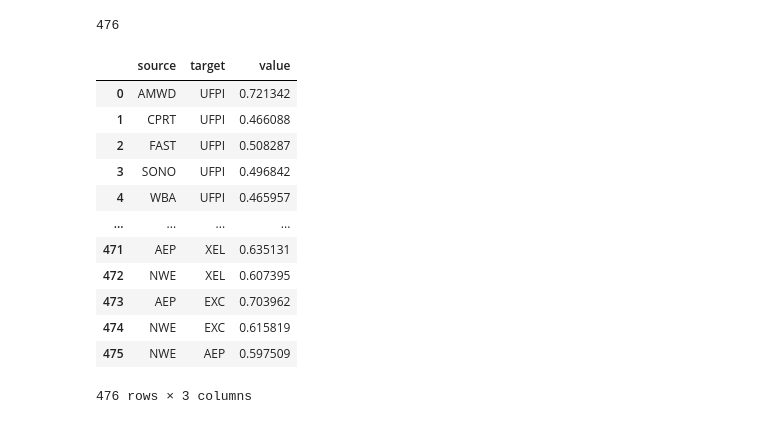
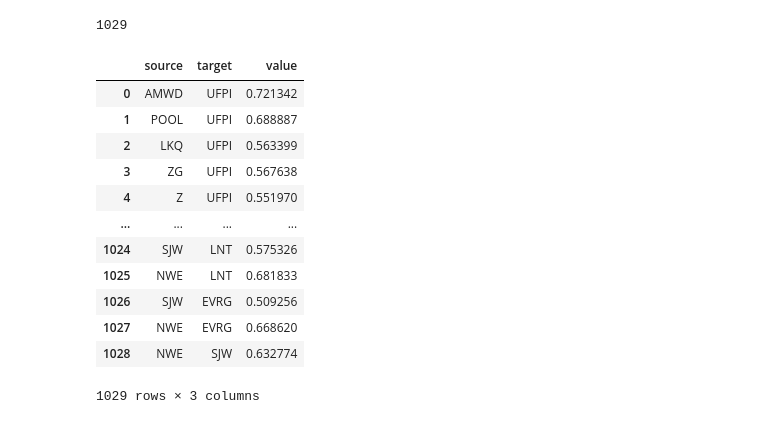
Before and after one commit to AHY123/Stock_Data_Network, a Jupyter notebook: force_directed_data.ipynb, the cells around one changed output. Saved outputs shown, nothing was run; the diff lists cells and outputs as text; code cells hidden in the pictures.

```diff
--- a/force_directed_data.ipynb
+++ b/force_directed_data.ipynb
@@ -3,6 +3,6 @@ import pandas as pd
 import numpy as np
 import plotly.express as px
 # %%
-matrix = pd.read_csv('data/pearson_matrix_2024-01-01_2025-01-01_top20.csv').set_index('Ticker')
+matrix = pd.read_csv('data/pearson_matrix_2024-01-01_2025-01-01_top50.csv').set_index('Ticker')
 matrix
 # %% [output]
@@ -46,29 +46,29 @@ for r in np.linspace(0, 1, 1000):
 px.line(x=np.linspace(0, 1, 1000), y=num_edges, title='Number of Edges vs Threshold')
 # %%
 upper_triangle = np.triu(matrix, k=1)
-row_indices, col_indices = np.where(upper_triangle > 0.45)
+row_indices, col_indices = np.where(upper_triangle > 0.5)
 print(len(row_indices))
 links = pd.DataFrame({
     'source': matrix.columns[col_indices],
     'target': matrix.columns[row_indices],
     'value': upper_triangle[row_indices, col_indices]
 })
 links
 # %% [output]
-476
+1029
 |  | source | target | value |
 | 0 | AMWD | UFPI | 0.721342 |
-| 1 | CPRT | UFPI | 0.466088 |
-| 2 | FAST | UFPI | 0.508287 |
-| 3 | SONO | UFPI | 0.496842 |
-| 4 | WBA | UFPI | 0.465957 |
+| 1 | POOL | UFPI | 0.688887 |
+| 2 | LKQ | UFPI | 0.563399 |
+| 3 | ZG | UFPI | 0.567638 |
+| 4 | Z | UFPI | 0.551970 |
 | ... | ... | ... | ... |
-| 471 | AEP | XEL | 0.635131 |
-| 472 | NWE | XEL | 0.607395 |
-| 473 | AEP | EXC | 0.703962 |
-| 474 | NWE | EXC | 0.615819 |
-| 475 | NWE | AEP | 0.597509 |
+| 1024 | SJW | LNT | 0.575326 |
+| 1025 | NWE | LNT | 0.681833 |
+| 1026 | SJW | EVRG | 0.509256 |
+| 1027 | NWE | EVRG | 0.668620 |
+| 1028 | NWE | SJW | 0.632774 |
-476 rows × 3 columns
+1029 rows × 3 columns
 # %%
 relevant_nodes = set(links['source'].unique()) | set(links['target'].unique())
 nodes = (labels[labels['Symbol']
```
Also changed, not shown: parts of 3 cells of this notebook, 18 other files.
